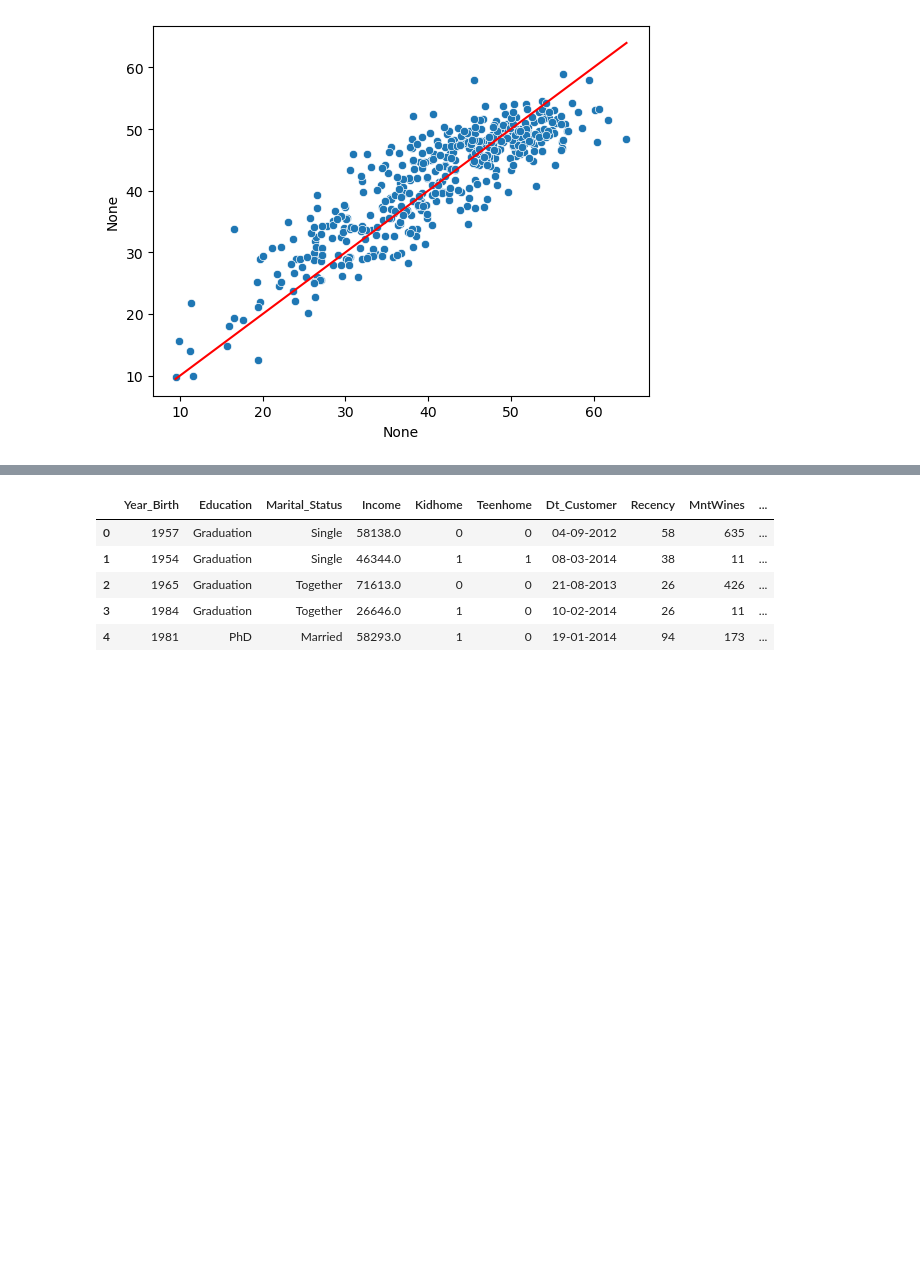
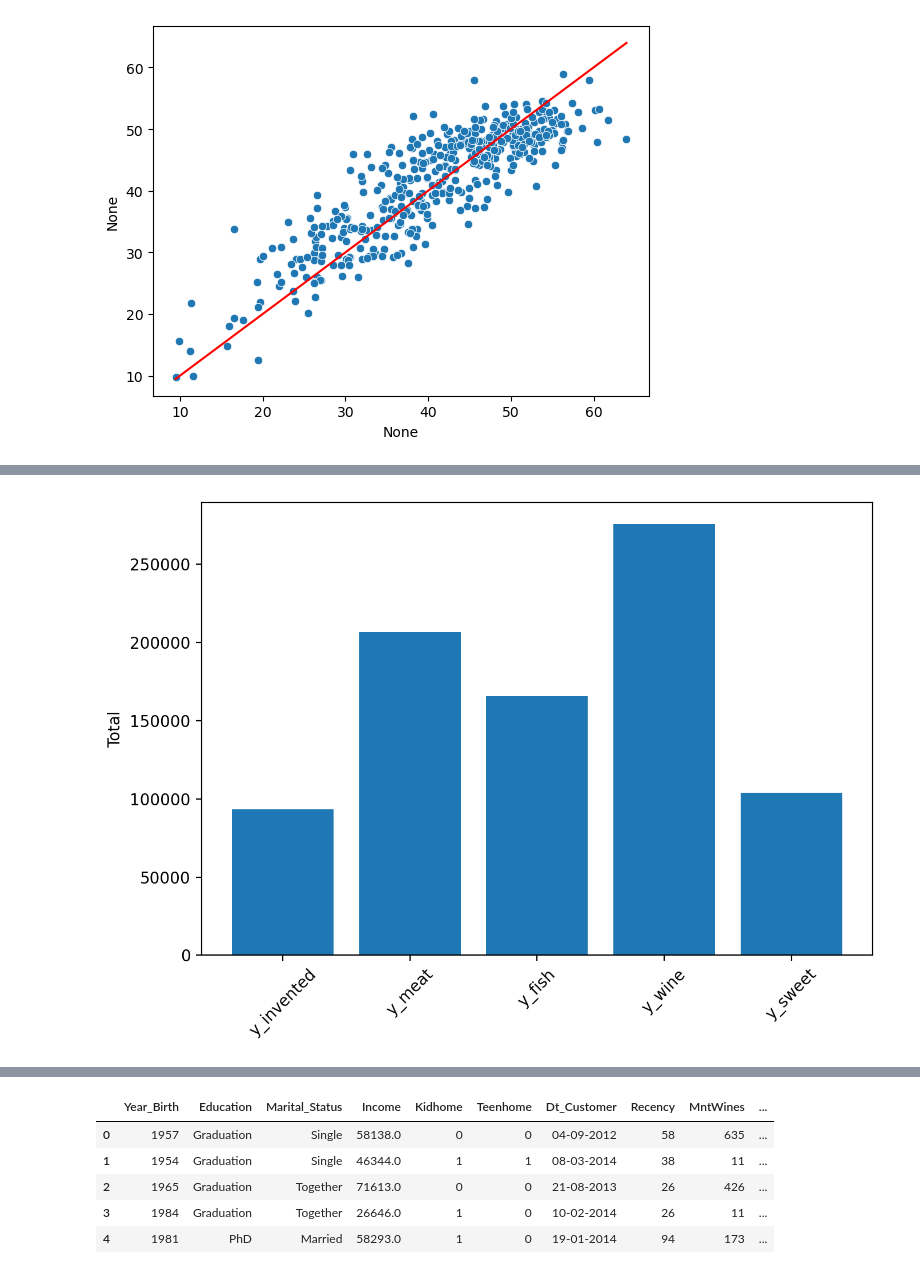
Before and after one commit to Martain24/TFM, a Jupyter notebook: primer_dataset/train_MV.ipynb, the cells around one changed output, grey strips where cells are left out. Drawn from its saved outputs; the diff is of its cells as text; code cells hidden in the pictures; blank space fills up the shorter version.

```diff
--- a/primer_dataset/train_MV.ipynb
+++ b/primer_dataset/train_MV.ipynb
@@ -425,0 +469,10 @@ dtype: float64
+# %%
+y_sweet = (0.025*X["Age"] + (-0.0007)*X["Age"]**2 + 12*X["Kidhome"] + 10*X["Teenhome"] +
+           0.25*X["Recency"] - 0.0015*X["Recency"]**2 + 0.0002*X["Income"]+
+           (-0.00000000015)*X["Income"]**2+ (-15)*X["Complain"] +
+           2*X["Education_Basic"] + 8*X["Education_Graduation"] +
+           10*X["Education_Master"] + 20*X["Education_PhD"]+
+           10*X["Marital_Status_Married"]+3*X["Marital_Status_Single"]+
+           10*X["Marital_Status_Together"]+2*X["Marital_Status_Widow"]+
+           np.random.normal(3, 2, len(X)))
+y_sweet.describe()
@@ -499,0 +589,26 @@ sns.lineplot(x=y_test, y=y_test, c="r")
+# %%
+df['y_invented'] = y_invented
+df['y_meat'] = y_meat
+df['y_fish'] = y_fish
+df['y_wine'] = y_wine
+df['y_sweet'] = y_sweet
+import matplotlib.pyplot as plt
+variables = ['y_invented', 'y_meat', 'y_fish', 'y_wine', 'y_sweet']
+# %%
+import pandas as pd
+import matplotlib.pyplot as plt
+
+def mostrar_acumulado(df: pd.DataFrame, variables: list, ax):
+    suma_gastos = df[variables].sum()
+    ax.bar(suma_gastos.index, suma_gastos)
+    ax.set_ylabel('Total')
+    ax.tick_params(axis='x', rotation=45)
+
+variables = ['y_invented', 'y_meat', 'y_fish', 'y_wine', 'y_sweet']
+
+fig, ax = plt.subplots(figsize=(7, 5), dpi=200)
+mostrar_acumulado(df, variables, ax)
+fig.tight_layout()
+plt.show()
+# %% [output]
+[figure, added]
```
Also changed, not shown: parts of 18 cells of this notebook.
